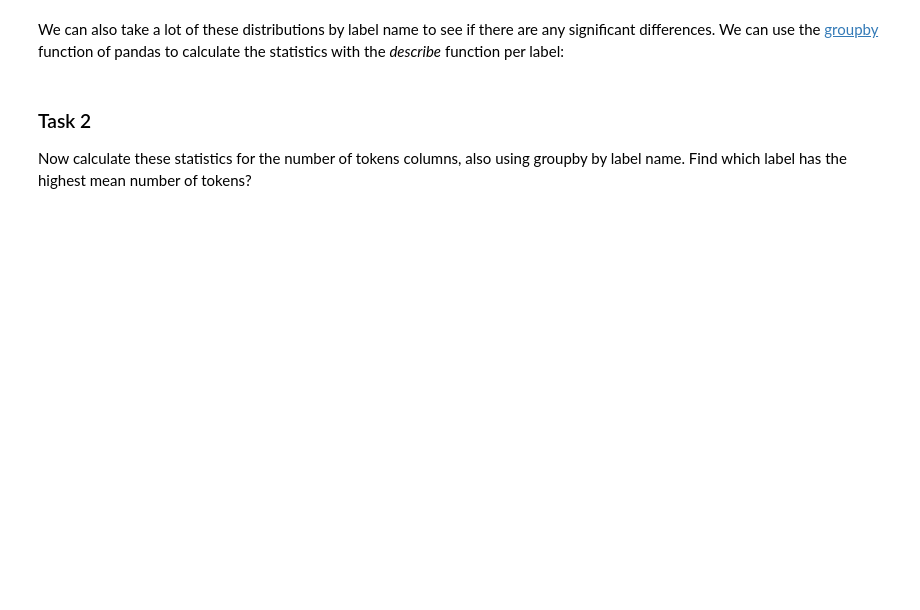
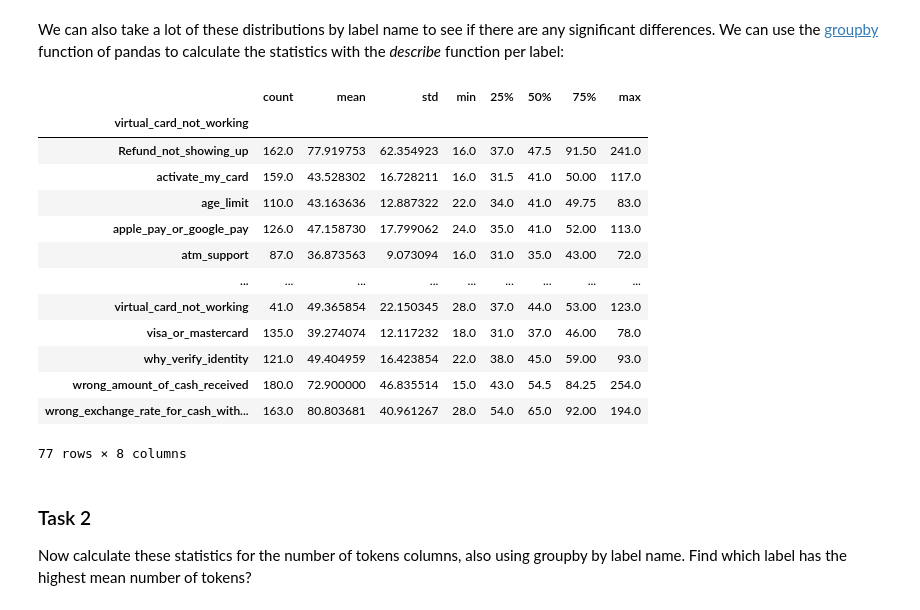
Before and after one commit to zhedlund/mlops_workshop, a Jupyter notebook: notebooks/text_classification.ipynb, the cells around one changed output. Saved outputs shown, nothing was run; the diff lists cells and outputs as text; code cells hidden in the pictures; blank space fills up the shorter version.

```diff
--- a/notebooks/text_classification.ipynb
+++ b/notebooks/text_classification.ipynb
@@ -273,8 +390,23 @@ train_data['text_num_tokens'].plot.hist(title='Number of tokens', bins=20)
 We can also take a lot of these distributions by label name to see if there are any significant differences. We can use the [groupby](https://pandas.pydata.org/docs/reference/api/pandas.DataFrame.groupby.html) function of pandas to calculate the statistics with the *describe* function per label:
 # %%
 # Text length
-text_length_statistics = train_data.groupby('label_name')['text_length'].describe()
+text_length_statistics = train_data.groupby('virtual_card_not_working')['text_length'].describe()
 text_length_statistics
+# %% [output]
+|  | count | mean | std | min | 25% | 50% | 75% | max |
+| virtual_card_not_working |  |  |  |  |  |  |  |  |
+| Refund_not_showing_up | 162.0 | 77.919753 | 62.354923 | 16.0 | 37.0 | 47.5 | 91.50 | 241.0 |
+| activate_my_card | 159.0 | 43.528302 | 16.728211 | 16.0 | 31.5 | 41.0 | 50.00 | 117.0 |
+| age_limit | 110.0 | 43.163636 | 12.887322 | 22.0 | 34.0 | 41.0 | 49.75 | 83.0 |
+| apple_pay_or_google_pay | 126.0 | 47.158730 | 17.799062 | 24.0 | 35.0 | 41.0 | 52.00 | 113.0 |
+| atm_support | 87.0 | 36.873563 | 9.073094 | 16.0 | 31.0 | 35.0 | 43.00 | 72.0 |
+| ... | ... | ... | ... | ... | ... | ... | ... | ... |
+| virtual_card_not_working | 41.0 | 49.365854 | 22.150345 | 28.0 | 37.0 | 44.0 | 53.00 | 123.0 |
+| visa_or_mastercard | 135.0 | 39.274074 | 12.117232 | 18.0 | 31.0 | 37.0 | 46.00 | 78.0 |
+| why_verify_identity | 121.0 | 49.404959 | 16.423854 | 22.0 | 38.0 | 45.0 | 59.00 | 93.0 |
+| wrong_amount_of_cash_received | 180.0 | 72.900000 | 46.835514 | 15.0 | 43.0 | 54.5 | 84.25 | 254.0 |
+| wrong_exchange_rate_for_cash_with... | 163.0 | 80.803681 | 40.961267 | 28.0 | 54.0 | 65.0 | 92.00 | 194.0 |
+77 rows × 8 columns
 # %% [markdown]
 ### Task 2
 
```
Also changed, not shown: parts of 39 cells of this notebook.
